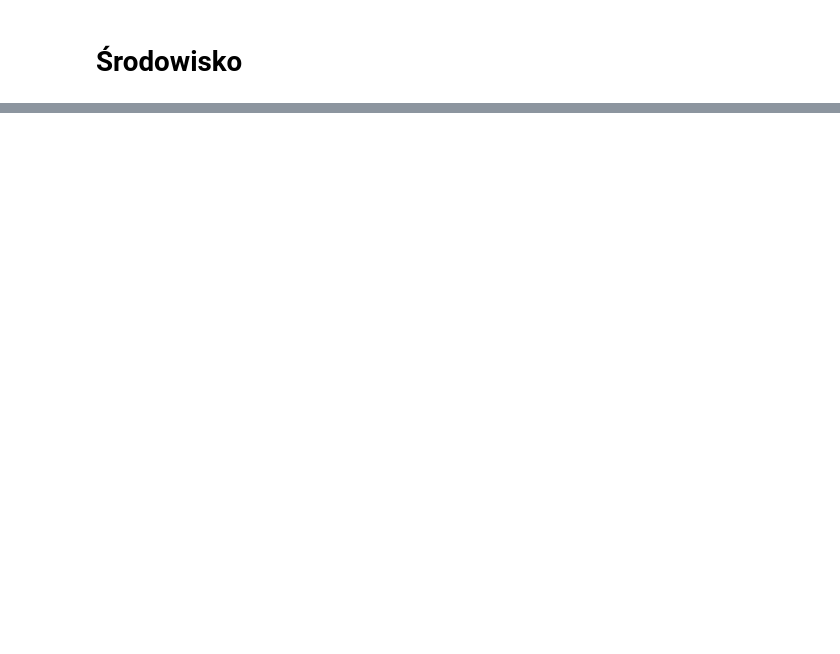
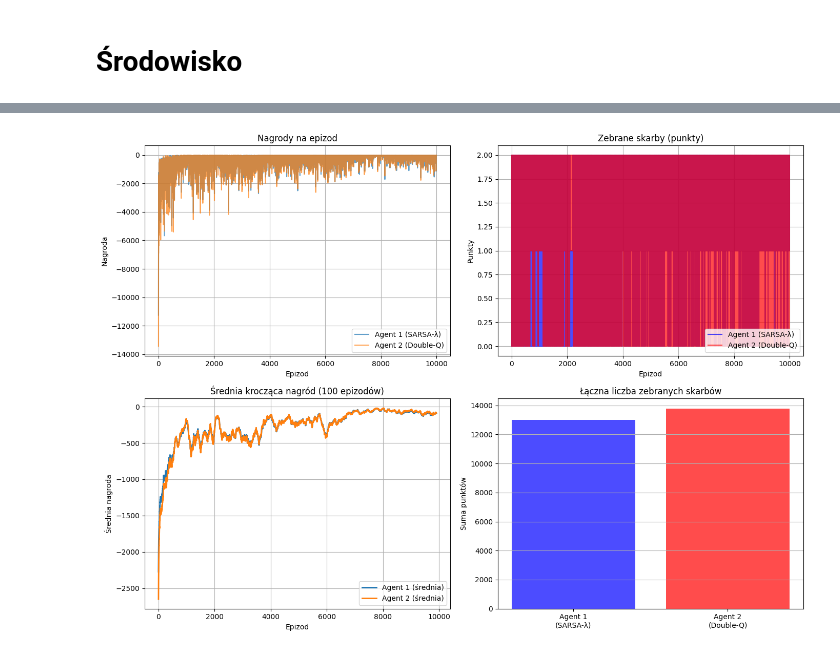
Before and after one commit to Jvsin/ai-studies, a Jupyter notebook: ucz_ze_wzmoc/treasurerEnv/treasuerHunter_v2.ipynb, the cells around one changed output, grey strips where cells are left out. Cells and saved outputs as stored; diff of their text form; code cells hidden in the pictures; blank space fills up the shorter version.

```diff
--- a/ucz_ze_wzmoc/treasurerEnv/treasuerHunter_v2.ipynb
+++ b/ucz_ze_wzmoc/treasurerEnv/treasuerHunter_v2.ipynb
@@ -917,0 +947,78 @@ Agent 4 (Q-Learning): 85003 znanych stanow
+# %%
+env = MultiTreasureHunterMDP(MAP3)
+state = env.reset()
+
+agent1 = SARSALambdaAgent(
+    alpha=0.1, epsilon=0.5, discount=0.99,
+    get_legal_actions=lambda s: env.get_possible_actions(s, agent_id='1'),
+    lambda_value=0.9
+)
+agent2 = DQLearningAgent(
+    alpha=0.1, epsilon=0.5, discount=0.99,
+    get_legal_actions=lambda s: env.get_possible_actions(s, agent_id='2')
+)
+
+print("Trening agentów:")
+rewards1, rewards2, scores1, scores2 = play_and_train_multi(env, agent1, agent2, episodes=10000)
+
+print(f"Agent 1 zna {len(agent1._qvalues)} stanów")
+print(f"Agent 2 zna {len(agent2._qvaluesA) + len(agent2._qvaluesB)} stanów (z obu tabel)")
+
+# Wykresy porównawcze dla obu agentów
+plt.figure(figsize=(14, 10))
+
+# Nagrody agentów
+plt.subplot(2, 2, 1)
+plt.plot(rewards1, label='Agent 1 (SARSA-λ)', alpha=0.7)
+plt.plot(rewards2, label='Agent 2 (Double-Q)', alpha=0.7)
+plt.title("Nagrody na epizod")
+plt.xlabel("Epizod")
+plt.ylabel("Nagroda")
+plt.legend()
+plt.grid(True)
+
+# Punkty (zebrane skarby) agentów
+plt.subplot(2, 2, 2)
+plt.plot(scores1, label='Agent 1 (SARSA-λ)', color='blue', alpha=0.7)
+plt.plot(scores2, label='Agent 2 (Double-Q)', color='red', alpha=0.7)
+plt.title("Zebrane skarby (punkty)")
+plt.xlabel("Epizod")
+plt.ylabel("Punkty")
+plt.legend()
+plt.grid(True)
+
+# Średnie kroczące nagród (100 epizodów)
+plt.subplot(2, 2, 3)
+window = 100
+if len(rewards1) >= window:
+    avg_r1 = np.convolve(rewards1, np.ones(window)/window, mode='valid')
+    avg_r2 = np.convolve(rewards2, np.ones(window)/window, mode='valid')
+    plt.plot(avg_r1, label='Agent 1 (średnia)', linewidth=2)
+    plt.plot(avg_r2, label='Agent 2 (średnia)', linewidth=2)
+    plt.title(f"Średnia krocząca nagród ({window} epizodów)")
+    plt.xlabel("Epizod")
+    plt.ylabel("Średnia nagroda")
+    plt.legend()
+    plt.grid(True)
+
+# Porównanie całkowitych punktów
+plt.subplot(2, 2, 4)
+total_scores1 = sum(scores1)
+total_scores2 = sum(scores2)
+plt.bar(['Agent 1\n(SARSA-λ)', 'Agent 2\n(Double-Q)'],
+        [total_scores1, total_scores2],
+        color=['blue', 'red'], alpha=0.7)
+plt.title("Łączna liczba zebranych skarbów")
+plt.ylabel("Suma punktów")
+plt.grid(True, axis='y')
+
+plt.tight_layout()
+plt.show()
+
+print(f"\n=== PODSUMOWANIE ===")
+print(f"Agent 1 (SARSA-λ):  Łącznie punktów: {total_scores1}, Średnia nagroda: {np.mean(rewards1):.1f}")
+print(f"Agent 2 (Double-Q): Łącznie punktów: {total_scores2}, Średnia nagroda: {np.mean(rewards2):.1f}")
+
+print("\n=== TESTOWANIE WYTRENOWANEJ POLITYKI ===")
+test_policy(env, agent1, agent2, episodes=1)
+# %% [output]
@@ -917,0 +1042 @@ Agent 4 (Q-Learning): 85003 znanych stanow
+[figure, added]
```
Also changed, not shown: parts of 15 cells of this notebook, 7 other files.
